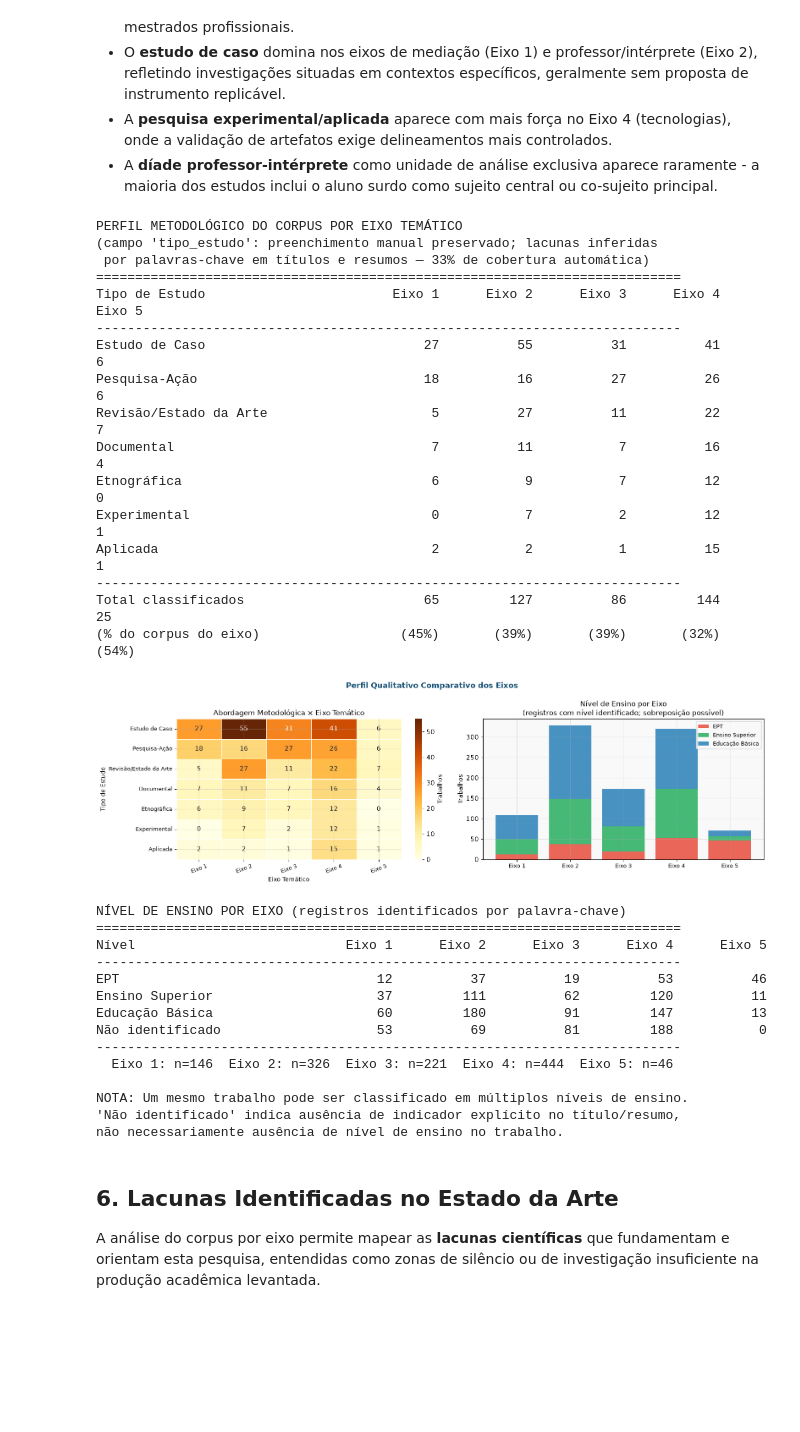
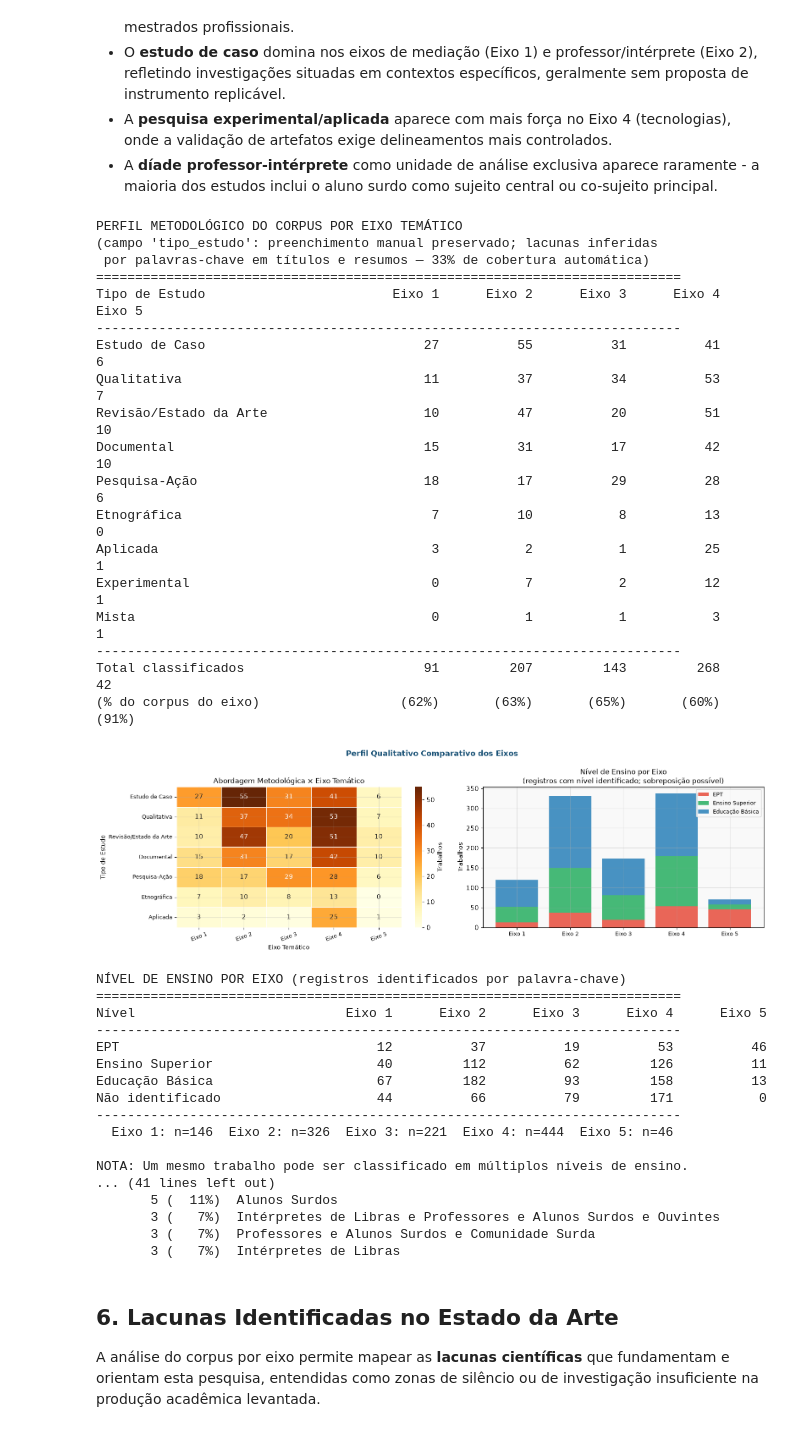
Before and after one commit to marcoantonioq/profept, a Jupyter notebook: estado/arte2.ipynb, the cells around one changed output. Saved outputs shown, nothing was run; the diff lists cells and outputs as text; code cells hidden in the pictures; blank space fills up the shorter version.

```diff
--- a/estado/arte2.ipynb
+++ b/estado/arte2.ipynb
@@ -954,6 +1033,23 @@ print(f"  {n_gloss_trad/n_total*100:.0f}% dos trabalhos com artefato identificad
 print("  Ambientes de MEDIAÇÃO CONCEITUAL COLABORATIVA (entre professor")
 print("  e intérprete como co-autores) estão ausentes do corpus -")
 print("  lacuna que fundamenta diretamente o Produto Educacional.")
+
+
+# Tabela completa tipo_artefato
+print()
+print("  TIPO DE ARTEFATO - TABELA COMPLETA (Eixo 4, n={}):" .format(len(e4)))
+for cat in CATS_ARTE:
+    n = counts_arte[cat]
+    pct = n/len(e4)*100
+    print(f"    {n:>4} ({pct:4.0f}%)  {cat}")
+print()
+print("  COMBINACOES MAIS FREQUENTES:")
+for v, c in e4['tipo_artefato'].value_counts().head(12).items():
+    print(f"    {c:>4} ({c/len(e4)*100:4.0f}%)  {str(v)[:65]}")
+print()
+total_com_arte = len(e4) - counts_arte.get('Sem artefato específico', 0)
+print(f"  Com artefato identificado: {total_com_arte} ({total_com_arte/len(e4)*100:.0f}%)")
+print(f"  Sem artefato específico:   {counts_arte.get('Sem artefato específico',0)}")
 # %% [output]
 [figure]
 ANÁLISE DE ARTEFATOS - EIXO 4
@@ -1211,55 +1341,73 @@ print("=" * 75)
 header2 = f"{'Nível':<26}" + "".join(f"{e:>12}" for e in EIXOS)
 print(header2)
 print("-" * 75)
 for cat in nivel_cats + ['Não identificado']:
     row = f"{cat:<26}"
     for e in EIXOS:
         sub = df_corpus[df_corpus['Eixo'].str.contains(e, regex=False, na=False)]
         n = sub['nivel_ensino'].str.contains(cat if cat != 'Não identificado' else '^Não identificado$',
                                               regex=True, na=False).sum()
         row += f"{n:>12}"
     print(row)
 print("-" * 75)
 for e in EIXOS:
     sub = df_corpus[df_corpus['Eixo'].str.contains(e, regex=False, na=False)]
     print(f"  {e}: n={len(sub)}", end='')
 print()
 print()
 print("NOTA: Um mesmo trabalho pode ser classificado em múltiplos níveis de ensino.")
 print("'Não identificado' indica ausência de indicador explícito no título/resumo,")
 print("não necessariamente ausência de nível de ensino no trabalho.")
+
+
+# Tabela completa sujeitos por eixo
+print()
+print("SUJEITOS DA PESQUISA POR EIXO (top categorias, n total do eixo)")
+print("=" * 65)
+for e in EIXOS:
+    sub = df_corpus[df_corpus['Eixo'].str.contains(e, regex=False, na=False)]
+    n = len(sub)
+    print(f"\n  {EIXO_FULL[e]} (n={n}):")
+    suj = sub['Sujeitos da Pesquisa'].replace('','Não identificado').fillna('Não identificado')
+    for v, c in suj.value_counts().head(6).items():
+        print(f"    {c:>4} ({c/n*100:4.0f}%)  {str(v)[:65]}")
 # %% [output]
 PERFIL METODOLÓGICO DO CORPUS POR EIXO TEMÁTICO
 (campo 'tipo_estudo': preenchimento manual preservado; lacunas inferidas
  por palavras-chave em títulos e resumos — 33% de cobertura automática)
 ===========================================================================
 Tipo de Estudo                        Eixo 1      Eixo 2      Eixo 3      Eixo 4      Eixo 5
 ---------------------------------------------------------------------------
 Estudo de Caso                            27          55          31          41           6
-Pesquisa-Ação                             18          16          27          26           6
-Revisão/Estado da Arte                     5          27          11          22           7
-Documental                                 7          11           7          16           4
-Etnográfica                                6           9           7          12           0
+Qualitativa                               11          37          34          53           7
+Revisão/Estado da Arte                    10          47          20          51          10
+Documental                                15          31          17          42          10
+Pesquisa-Ação                             18          17          29          28           6
+Etnográfica                                7          10           8          13           0
+Aplicada                                   3           2           1          25           1
 Experimental                               0           7           2          12           1
-Aplicada                                   2           2           1          15           1
+Mista                                      0           1           1           3           1
 ---------------------------------------------------------------------------
-Total classificados                       65         127          86         144          25
-(% do corpus do eixo)                  (45%)       (39%)       (39%)       (32%)       (54%)
+Total classificados                       91         207         143         268          42
+(% do corpus do eixo)                  (62%)       (63%)       (65%)       (60%)       (91%)
-[figure, old version]
+[figure, new version]
 NÍVEL DE ENSINO POR EIXO (registros identificados por palavra-chave)
 ===========================================================================
 Nível                           Eixo 1      Eixo 2      Eixo 3      Eixo 4      Eixo 5
 ---------------------------------------------------------------------------
 EPT                                 12          37          19          53          46
-Ensino Superior                     37         111          62         120          11
-Educação Básica                     60         180          91         147          13
-Não identificado                    53          69          81         188           0
+Ensino Superior                     40         112          62         126          11
+Educação Básica                     67         182          93         158          13
+Não identificado                    44          66          79         171           0
 ---------------------------------------------------------------------------
   Eixo 1: n=146  Eixo 2: n=326  Eixo 3: n=221  Eixo 4: n=444  Eixo 5: n=46
 
 NOTA: Um mesmo trabalho pode ser classificado em múltiplos níveis de ensino.
-'Não identificado' indica ausência de indicador explícito no título/resumo,
-não necessariamente ausência de nível de ensino no trabalho.
+... (41 lines left out)
+       5 (  11%)  Alunos Surdos
+       3 (   7%)  Intérpretes de Libras e Professores e Alunos Surdos e Ouvintes
+       3 (   7%)  Professores e Alunos Surdos e Comunidade Surda
+       3 (   7%)  Intérpretes de Libras
 # %% [markdown]
 ## 6. Lacunas Identificadas no Estado da Arte
 
```
Also changed, not shown: parts of 13 cells of this notebook, 11 other files.
